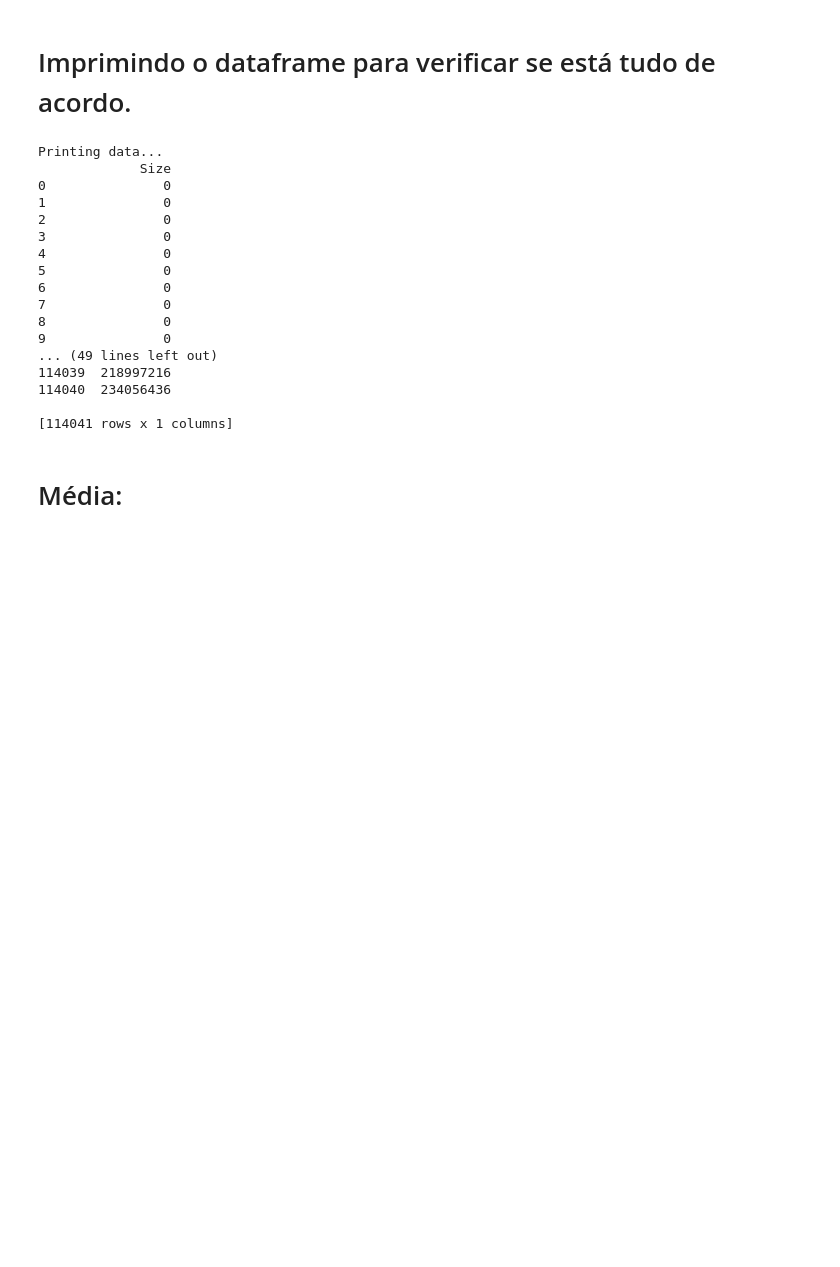
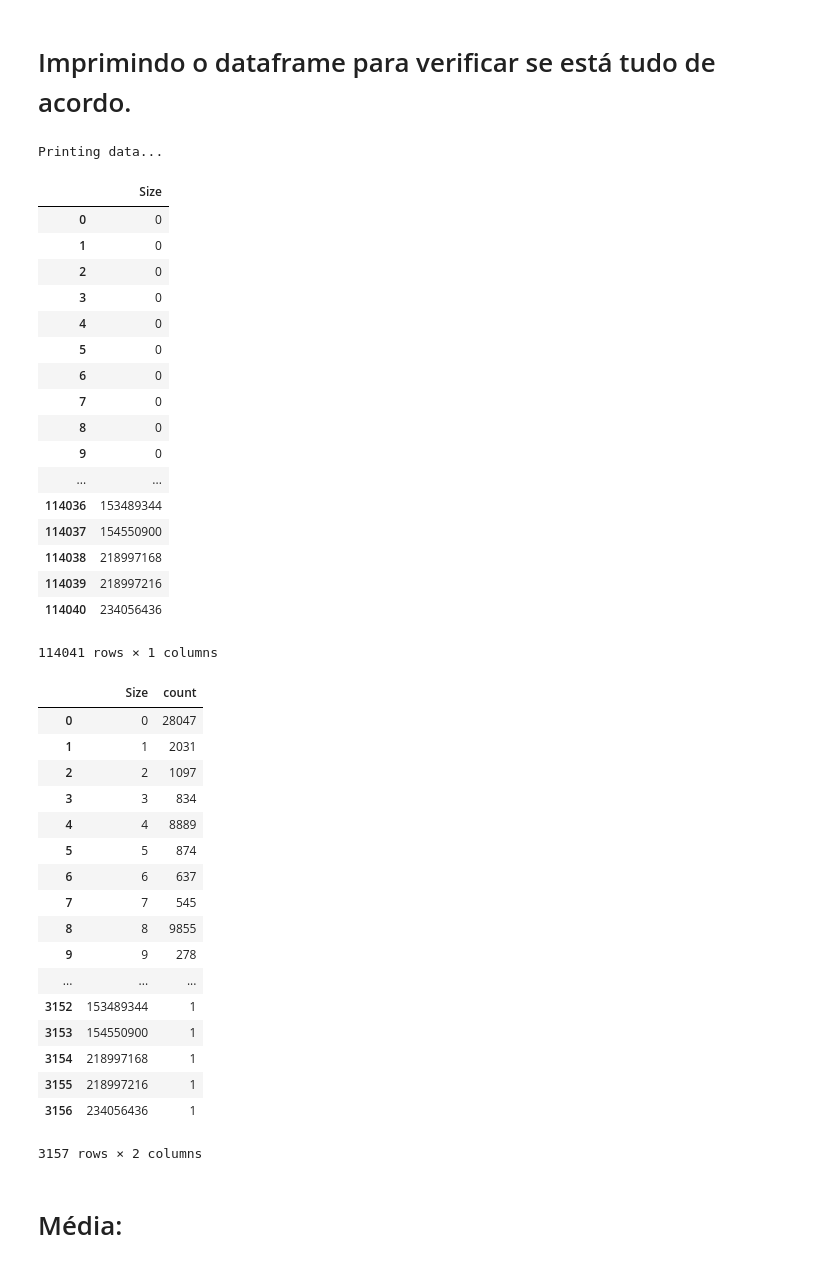
Before and after one commit to LucasFrank/AvaliacaoDesempenhoSistemas, a Jupyter notebook: Trabalho AVALIAÇÃO DE DESEMPENHO DE SISTEMAS.ipynb, the cells around one changed output. Saved outputs shown, nothing was run; the diff lists cells and outputs as text; code cells hidden in the pictures; blank space fills up the shorter version.

```diff
--- a/Trabalho AVALIAÇÃO DE DESEMPENHO DE SISTEMAS.ipynb
+++ b/Trabalho AVALIAÇÃO DE DESEMPENHO DE SISTEMAS.ipynb
@@ -20,25 +21,46 @@ Done
 # Imprimindo o dataframe para verificar se está tudo de acordo.
 # %%
 print("Printing data...")
-print(df)
+display(df)
+display(df1)
 # %% [output]
 Printing data...
-             Size
-0               0
-1               0
-2               0
-3               0
-4               0
-5               0
-6               0
-7               0
-8               0
-9               0
-... (49 lines left out)
-114039  218997216
-114040  234056436
-
-[114041 rows x 1 columns]
+|  | Size |
+| 0 | 0 |
+| 1 | 0 |
+| 2 | 0 |
+| 3 | 0 |
+| 4 | 0 |
+| 5 | 0 |
+| 6 | 0 |
+| 7 | 0 |
+| 8 | 0 |
+| 9 | 0 |
+| ... | ... |
+| 114036 | 153489344 |
+| 114037 | 154550900 |
+| 114038 | 218997168 |
+| 114039 | 218997216 |
+| 114040 | 234056436 |
+114041 rows × 1 columns
+|  | Size | count |
+| 0 | 0 | 28047 |
+| 1 | 1 | 2031 |
+| 2 | 2 | 1097 |
+| 3 | 3 | 834 |
+| 4 | 4 | 8889 |
+| 5 | 5 | 874 |
+| 6 | 6 | 637 |
+| 7 | 7 | 545 |
+| 8 | 8 | 9855 |
+| 9 | 9 | 278 |
+| ... | ... | ... |
+| 3152 | 153489344 | 1 |
+| 3153 | 154550900 | 1 |
+| 3154 | 218997168 | 1 |
+| 3155 | 218997216 | 1 |
+| 3156 | 234056436 | 1 |
+3157 rows × 2 columns
 # %% [markdown]
 # Média:
 # %%
```
Also changed, not shown: parts of 11 cells of this notebook.
